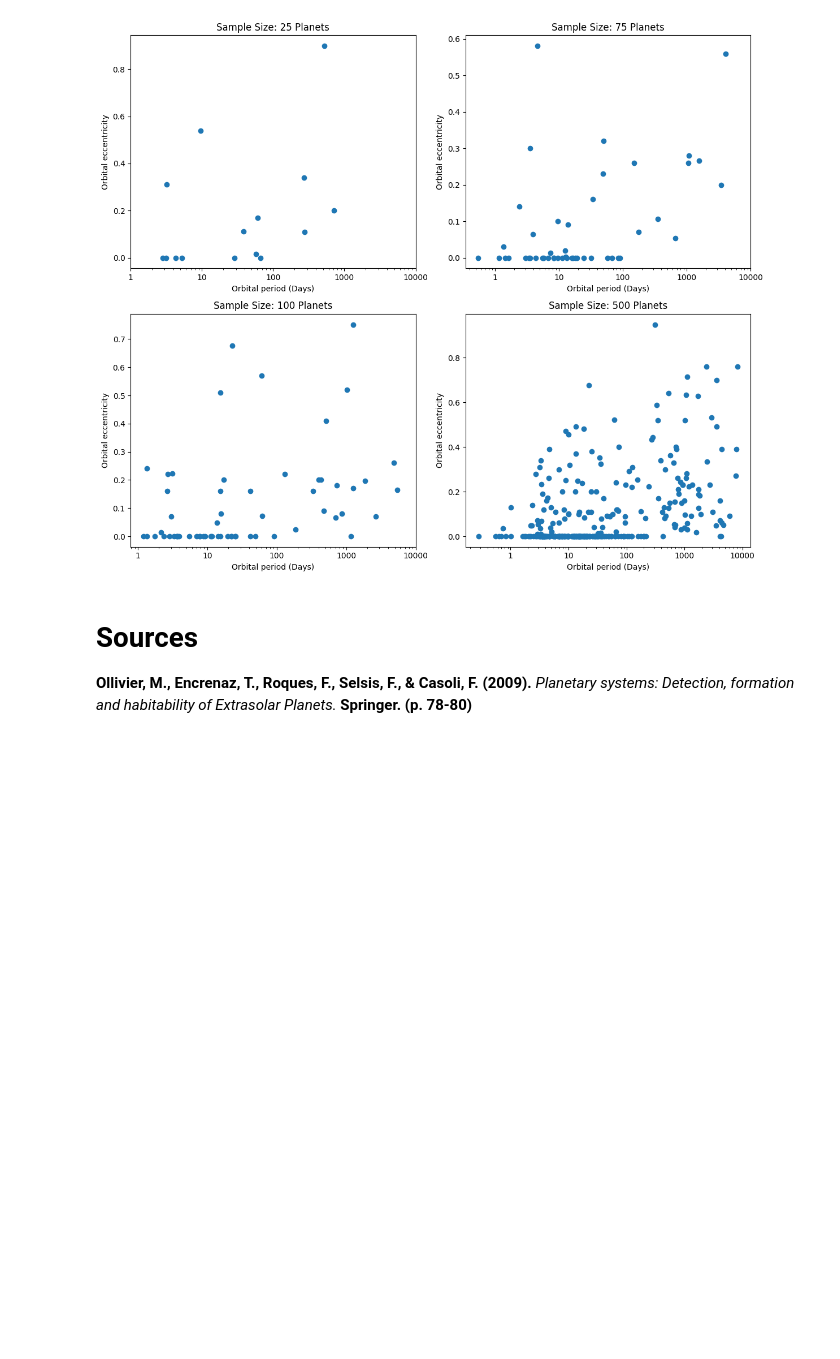
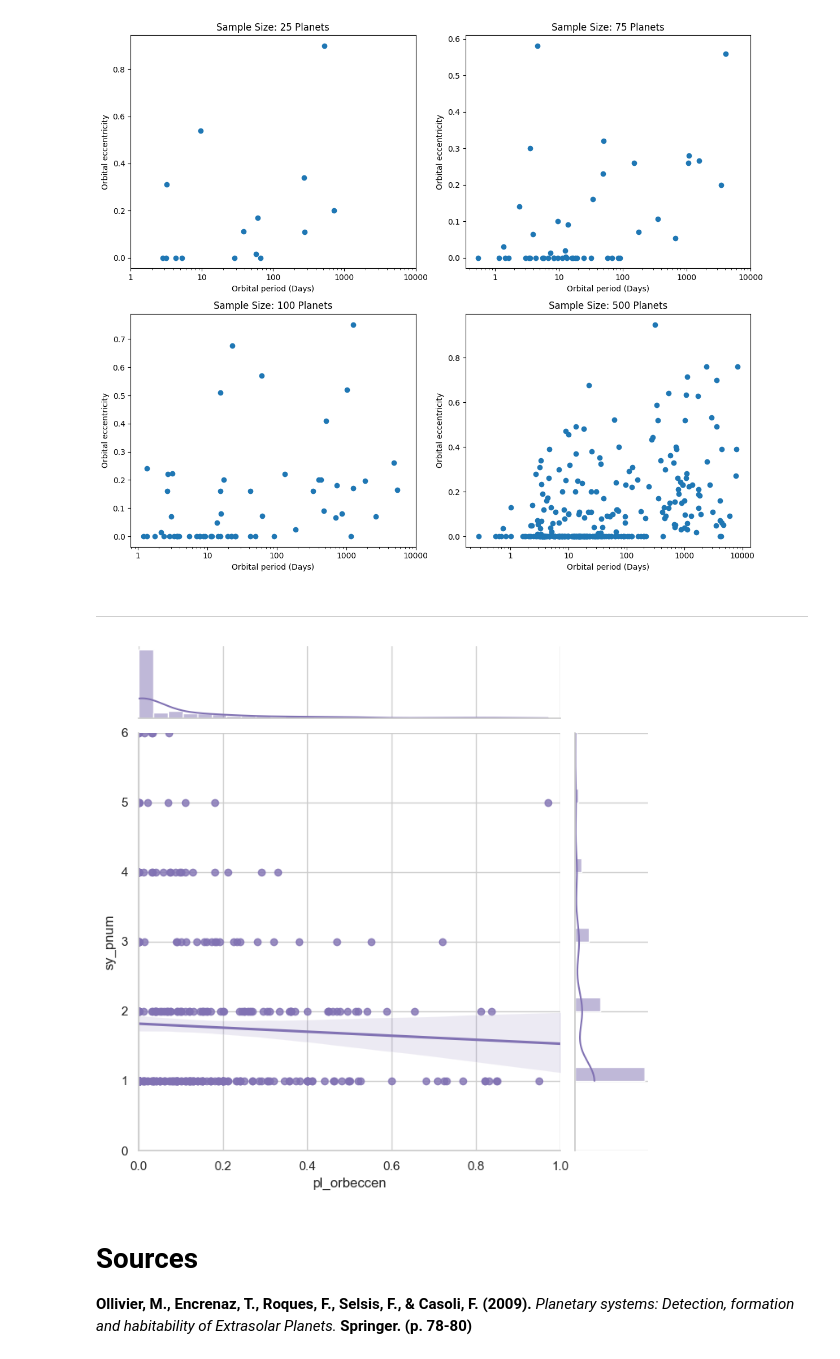
Before and after one commit to liamslj13/NASA-Exoplanet-Analysis, a Jupyter notebook: ExoplanetAnalysis.ipynb, the cells around one changed output. Cells and saved outputs as stored; diff of their text form; code cells hidden in the pictures; blank space fills up the shorter version.

```diff
--- a/ExoplanetAnalysis.ipynb
+++ b/ExoplanetAnalysis.ipynb
@@ -149,6 +151,24 @@ plt.tight_layout()
 plt.show()
 # %% [output]
 [figure]
+# %% [markdown]
+***
+# %%
+import pandas as pd
+import seaborn as sns
+
+#
+sns.set_theme(style="whitegrid")
+
+df = pd.read_csv("clean_planets.csv", sep=",")
+rand_sc = df.sample(n=1000, random_state=13)
+
+g = sns.jointplot(x="pl_orbeccen", y="sy_pnum", data=rand_sc,
+                  kind="reg", truncate=False,
+                  xlim=(0, 1), ylim=(0, 6),
+                  color="m", height=7)
+# %% [output]
+[figure, added]
 # %% [markdown]
 # Sources
 
```
Also changed, not shown: parts of 10 cells of this notebook.
